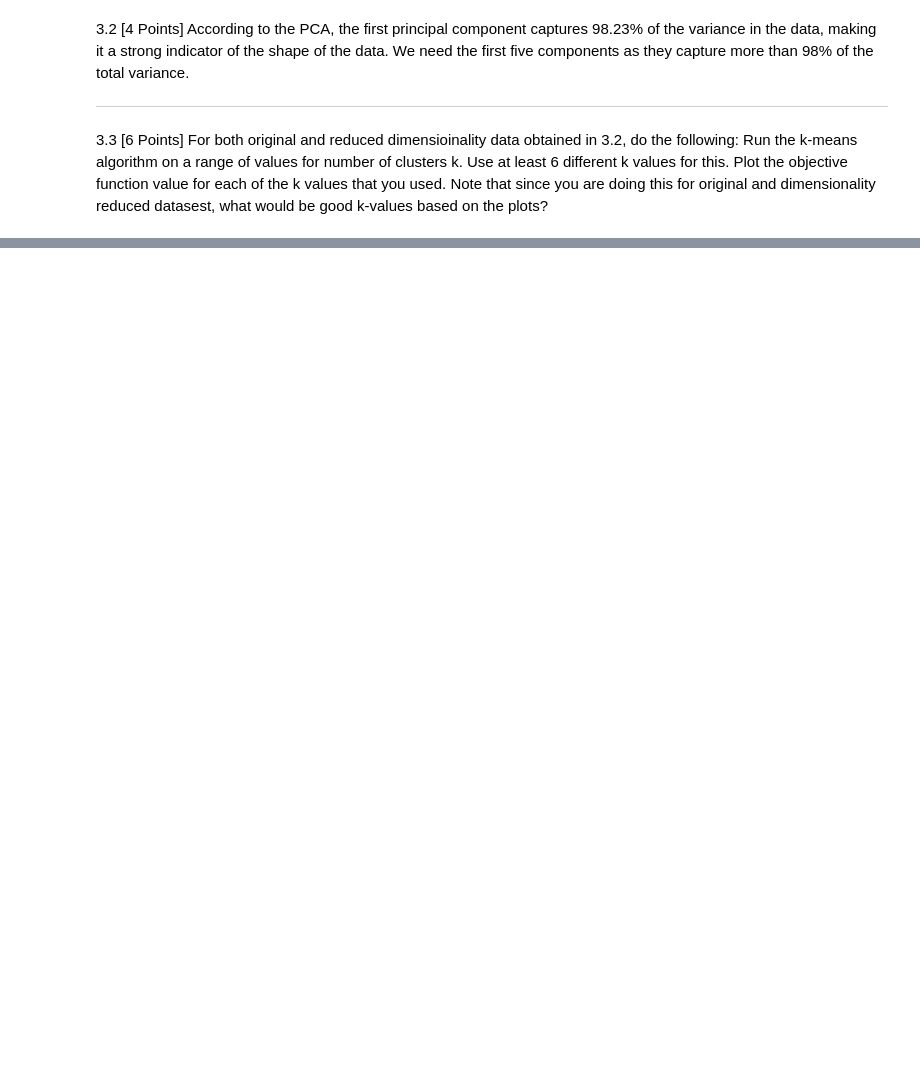
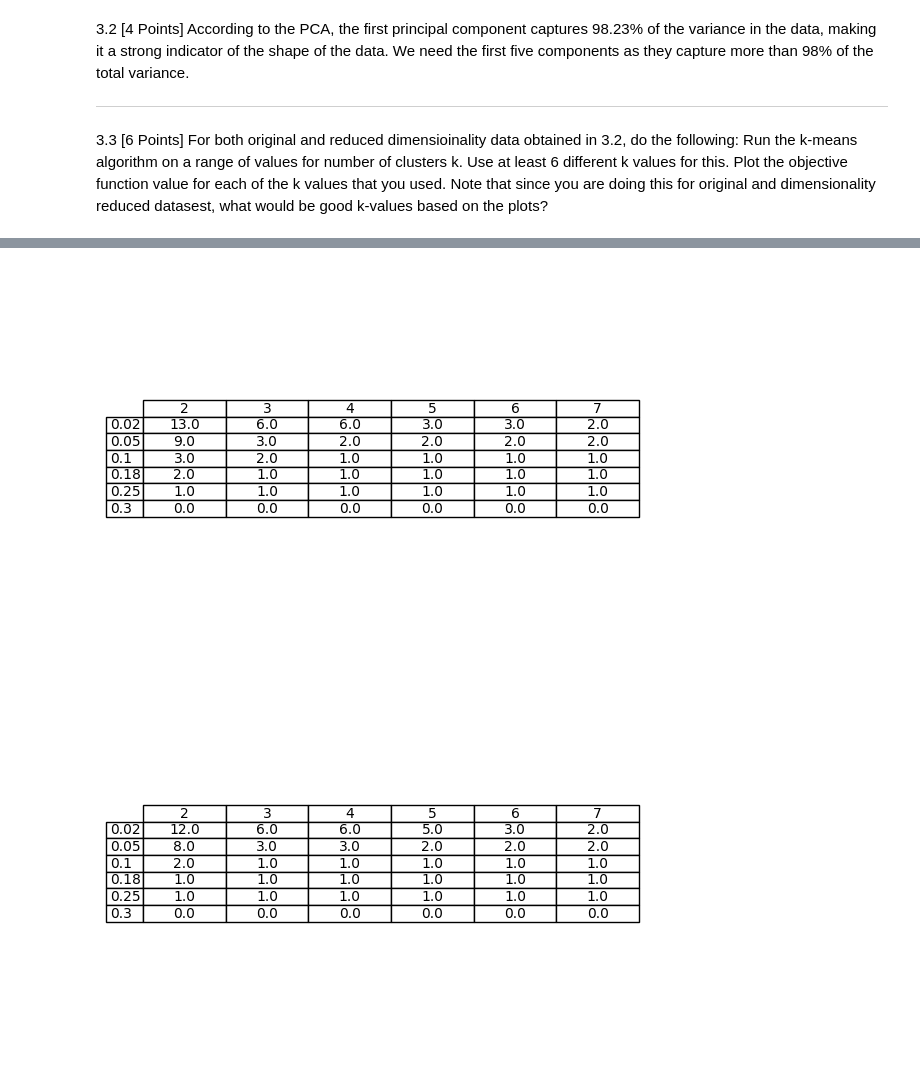
Before and after one commit to joshaney324/DataMiningProject3, a Jupyter notebook: Project3.ipynb, the cells around one changed output, grey strips where cells are left out. Cells and saved outputs as stored; diff of their text form; code cells hidden in the pictures; blank space fills up the shorter version.

```diff
--- a/Project3.ipynb
+++ b/Project3.ipynb
@@ -362,0 +361,42 @@ plt.show()
+# %%
+epsilons = [0.02, 0.05, 0.1, 0.18, 0.25, 0.3]
+minpts = [2, 3, 4, 5, 6, 7]
+num_clusters = np.zeros((6,6))
+for i in range(len(epsilons)):
+    for j in range(len(minpts)):
+        db_cluster = DBSCAN(eps = epsilons[i], min_samples = minpts[j])
+        db_cluster.fit(data_standard)
+        num_clusters[i][j] = len(np.unique(db_cluster.labels_)) - 1
+
+fig, ax = plt.subplots()
+ax.axis('tight')
+ax.axis('off')
+
+# Create the table
+table = ax.table(cellText=num_clusters,
+                 rowLabels=epsilons,
+                 colLabels=minpts,
+                 cellLoc='center',
+                 loc='center')
+plt.show()
+
+for i in range(len(epsilons)):
+    for j in range(len(minpts)):
+        db_cluster = DBSCAN(eps = epsilons[i], min_samples = minpts[j])
+        db_cluster.fit(glass_pca)
+        num_clusters[i][j] = len(np.unique(db_cluster.labels_)) - 1
+
+fig, ax = plt.subplots()
+ax.axis('tight')
+ax.axis('off')
+
+# Create the table
+table = ax.table(cellText=num_clusters,
+                 rowLabels=epsilons,
+                 colLabels=minpts,
+                 cellLoc='center',
+                 loc='center')
+plt.show()
+# %% [output]
+[figure, added]
+[figure, added]
```
Also changed, not shown: parts of 6 cells of this notebook.
